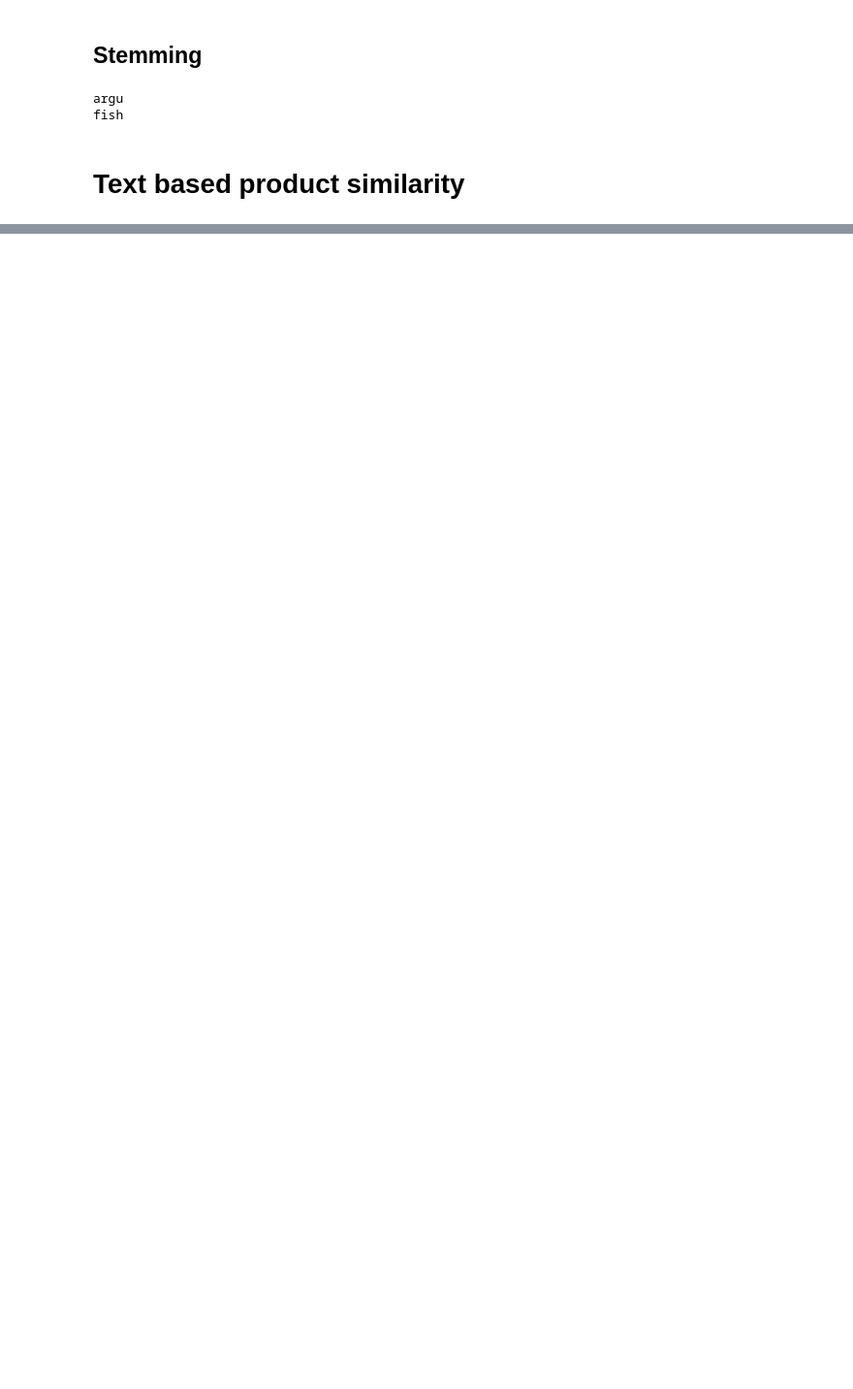
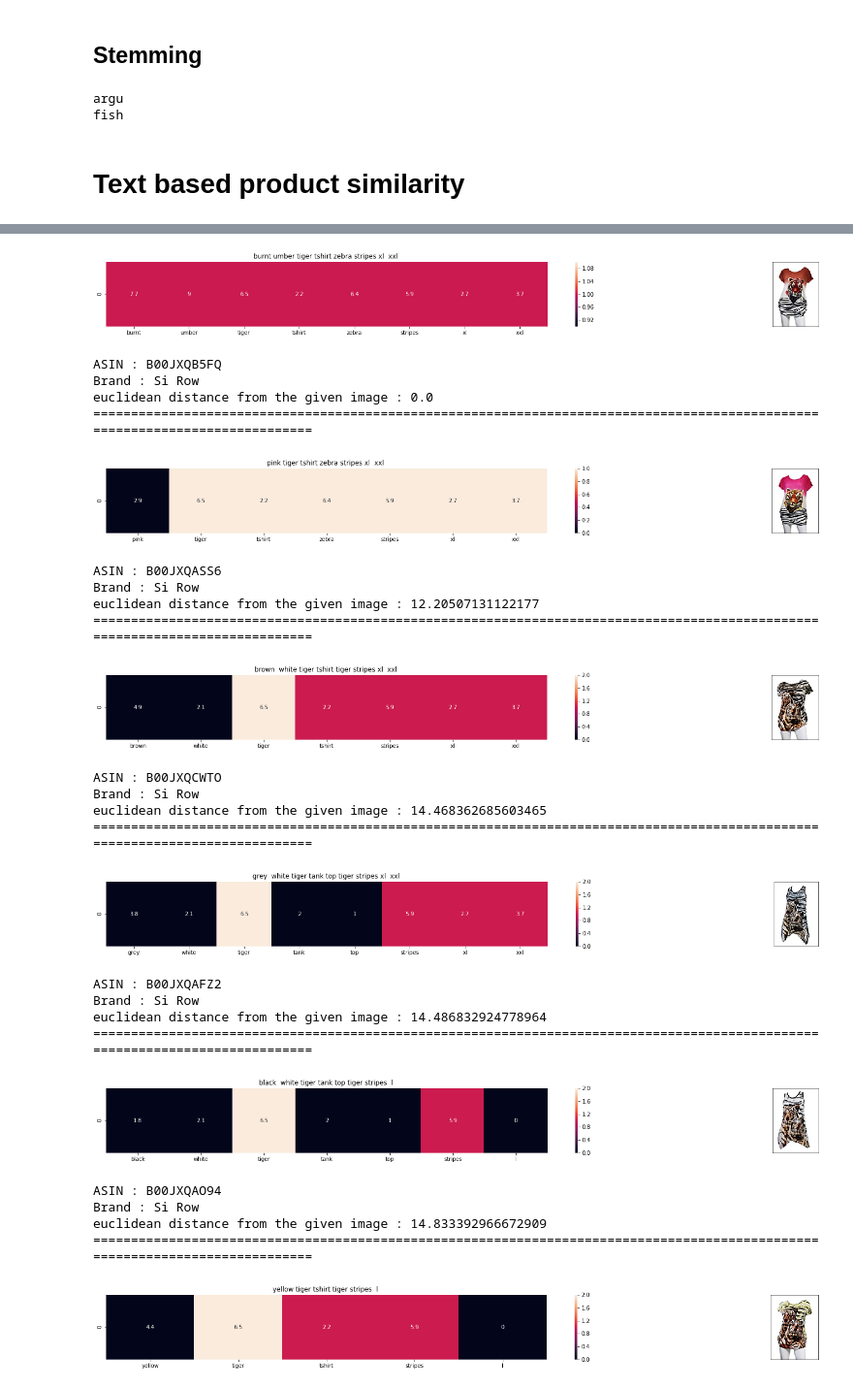
Before and after one commit to arpitiiitv/Machine-Learning-End2End-, a Jupyter notebook: Amazon Fashion Discovery Engine (Content based Recommendation)/Amazon Fashion Recommendation.ipynb, the cells around one changed output, grey strips where cells are left out. Shown at 97% size. Cells and saved outputs as stored; diff of their text form; code cells hidden in the pictures; blank space fills up the shorter version.

```diff
--- a/Amazon Fashion Discovery Engine (Content based Recommendation)/Amazon Fashion Recommendation.ipynb
+++ b/Amazon Fashion Discovery Engine (Content based Recommendation)/Amazon Fashion Recommendation.ipynb
@@ -713,0 +900,70 @@ def get_result(doc_id, content_a, content_b, url, model):
+# %%
+# we need to convert the values into float
+idf_title_features  = idf_title_features.astype(np.float)
+
+for i in idf_title_vectorizer.vocabulary_.keys():
+    # for every word in whole corpus we will find its idf value
+    idf_val = idf(i)
+
+    # to calculate idf_title_features we need to replace the count values with the idf values of the word
+    # idf_title_features[:, idf_title_vectorizer.vocabulary_[i]].nonzero()[0] will return all documents in which the word i present
+    for j in idf_title_features[:, idf_title_vectorizer.vocabulary_[i]].nonzero()[0]:
+
+        # we replace the count values of word i in document j with  idf_value of word i
+        # idf_title_features[doc_id, index_of_word_in_courpus] = idf value of word
+        idf_title_features[j,idf_title_vectorizer.vocabulary_[i]] = idf_val
+# %%
+def idf_model(doc_id, num_results):
+    # doc_id: apparel's id in given corpus
+
+    # pairwise_dist will store the distance from given input apparel to all remaining apparels
+    # the metric we used here is cosine, the coside distance is mesured as K(X, Y) = <X, Y> / (||X||*||Y||)
+    # http://scikit-learn.org/stable/modules/metrics.html#cosine-similarity
+    pairwise_dist = pairwise_distances(idf_title_features,idf_title_features[doc_id])
+
+    # np.argsort will return indices of 9 smallest distances
+    indices = np.argsort(pairwise_dist.flatten())[0:num_results]
+    #pdists will store the 9 smallest distances
+    pdists  = np.sort(pairwise_dist.flatten())[0:num_results]
+
+    #data frame indices of the 9 smallest distace's
+    df_indices = list(data.index[indices])
+
+    for i in range(0,len(indices)):
+        get_result(indices[i],data['title'].loc[df_indices[0]], data['title'].loc[df_indices[i]], data['medium_image_url'].loc[df_indices[i]], 'idf')
+        print('ASIN :',data['asin'].loc[df_indices[i]])
+        print('Brand :',data['brand'].loc[df_indices[i]])
+        print ('euclidean distance from the given image :', pdists[i])
+        print('='*125)
+
+
+
+idf_model(12566,20)
+# in the output heat map each value represents the idf values of the label word, the color represents the intersection with inputs title
+# %% [output]
+[figure, added]
+ASIN : B00JXQB5FQ
+Brand : Si Row
+euclidean distance from the given image : 0.0
+=============================================================================================================================
+[figure, added]
+ASIN : B00JXQASS6
+Brand : Si Row
+euclidean distance from the given image : 12.20507131122177
+=============================================================================================================================
+[figure, added]
+ASIN : B00JXQCWTO
+Brand : Si Row
+euclidean distance from the given image : 14.468362685603465
+=============================================================================================================================
+[figure, added]
+ASIN : B00JXQAFZ2
+Brand : Si Row
+euclidean distance from the given image : 14.486832924778964
+=============================================================================================================================
+[figure, added]
+ASIN : B00JXQAO94
+Brand : Si Row
+euclidean distance from the given image : 14.833392966672909
+=============================================================================================================================
+[figure, added]
```
Also changed, not shown: parts of 19 cells of this notebook.
